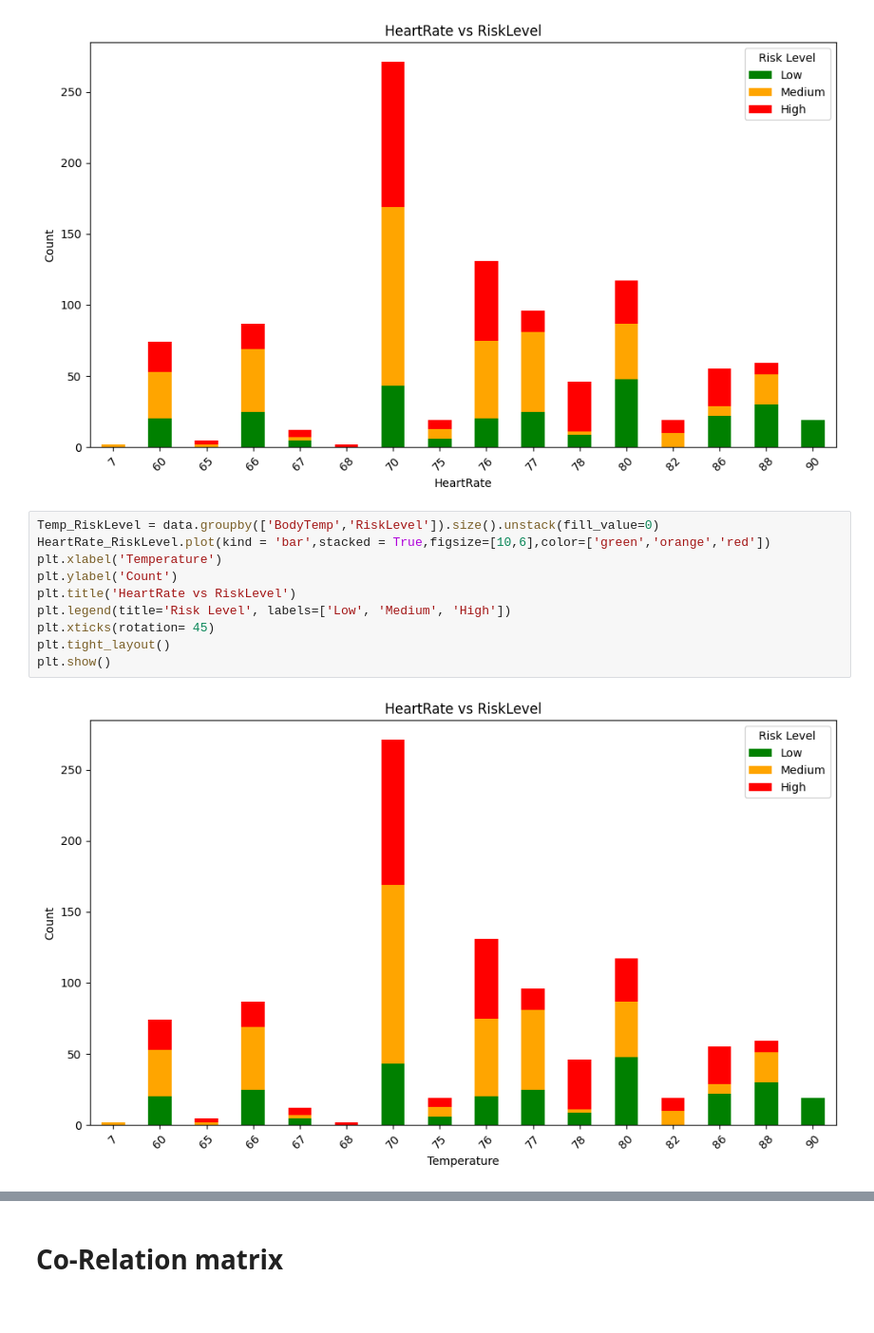
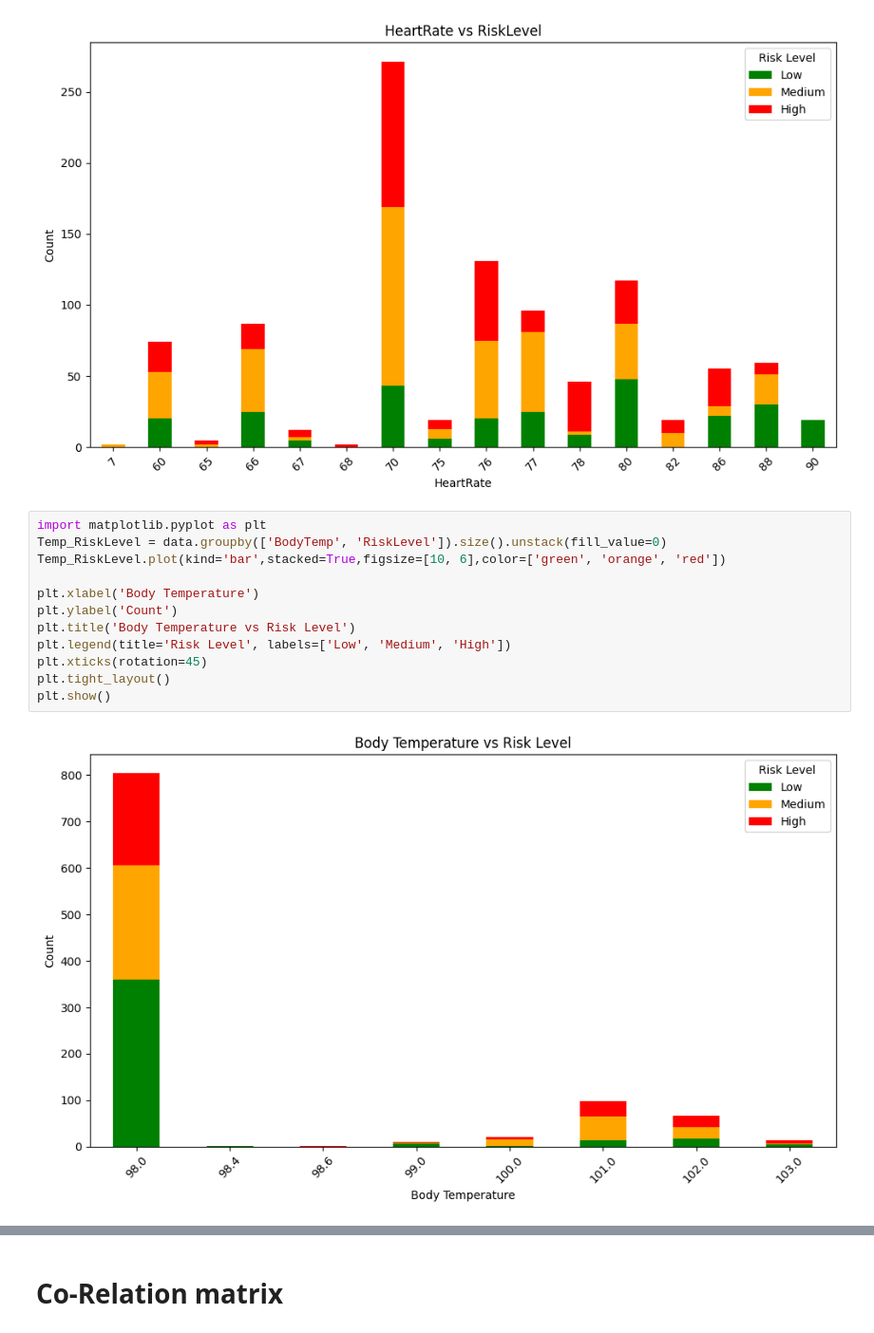
Before and after one commit to HariAr2/Risk-Prediction, a Jupyter notebook: inference.ipynb, the cells around one changed output, grey strips where cells are left out. Shown: that part at 95% size. Saved outputs shown, nothing was run; the diff lists cells and outputs as text.

```diff
--- a/inference.ipynb
+++ b/inference.ipynb
@@ -73,17 +89,19 @@ plt.show()
 # %% [output]
 [figure]
 # %%
-Temp_RiskLevel = data.groupby(['BodyTemp','RiskLevel']).size().unstack(fill_value=0)
-HeartRate_RiskLevel.plot(kind = 'bar',stacked = True,figsize=[10,6],color=['green','orange','red'])
-plt.xlabel('Temperature')
+import matplotlib.pyplot as plt
+Temp_RiskLevel = data.groupby(['BodyTemp', 'RiskLevel']).size().unstack(fill_value=0)
+Temp_RiskLevel.plot(kind='bar',stacked=True,figsize=[10, 6],color=['green', 'orange', 'red'])
+
+plt.xlabel('Body Temperature')
 plt.ylabel('Count')
-plt.title('HeartRate vs RiskLevel')
+plt.title('Body Temperature vs Risk Level')
 plt.legend(title='Risk Level', labels=['Low', 'Medium', 'High'])
-plt.xticks(rotation= 45)
+plt.xticks(rotation=45)
 plt.tight_layout()
 plt.show()
 # %% [output]
-[figure, old version]
+[figure, new version]
 # %%
 DiastolicBP_RiskLevel = data.groupby(['DiastolicBP','RiskLevel']).size().unstack(fill_value=0)
 DiastolicBP_RiskLevel.plot(kind='bar',stacked=True,figsize=[10,6],color=["green",'orange','red'])
```
Also changed, not shown: parts of 10 cells of this notebook, 9 other files.
